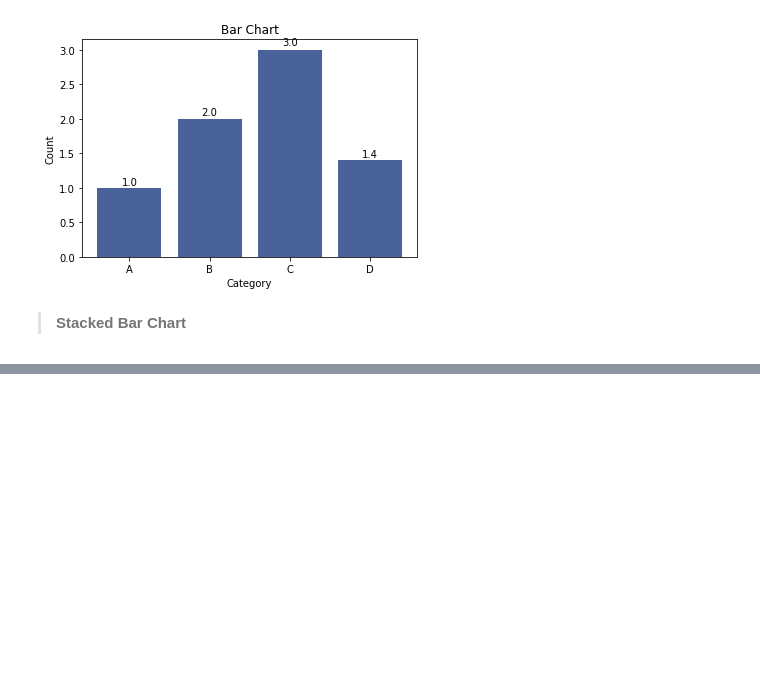
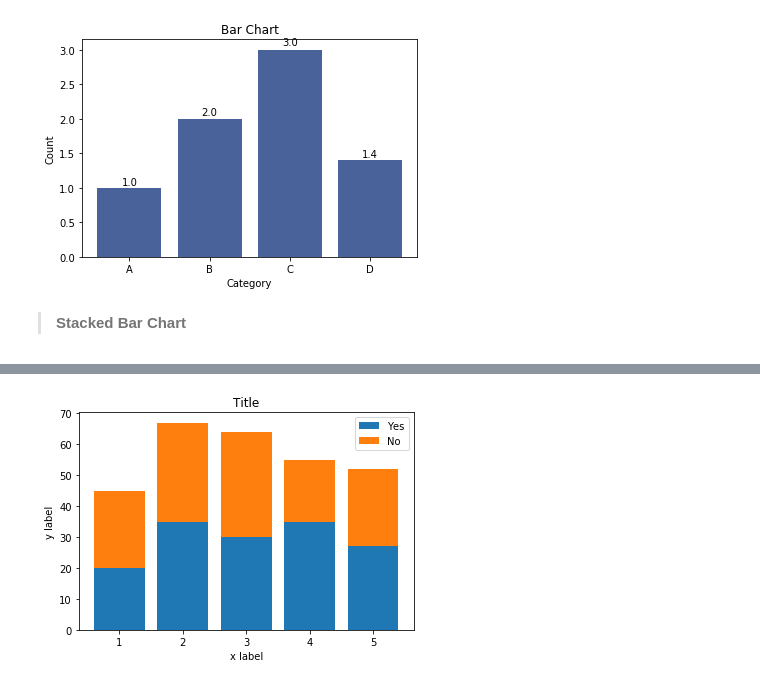
Before and after one commit to johnnychiuchiu/Machine-Learning, a Jupyter notebook: others/python_plots.ipynb, the cells around one changed output, grey strips where cells are left out. Saved outputs shown, nothing was run; the diff lists cells and outputs as text; code cells hidden in the pictures; blank space fills up the shorter version.

```diff
--- a/others/python_plots.ipynb
+++ b/others/python_plots.ipynb
@@ -222,0 +229,32 @@ plt.close()
+# %%
+def plot_stacked_bar_chart(name, value1, value2, xlabel, ylabel, title, legend, bar_label = False):
+    """both name and value are list"""
+
+    # create fig and ax
+    fig, ax = plt.subplots()#figsize=(20,10)
+    x = np.arange(len(name))
+    bar1 = ax.bar(x, value1)
+    bar2 = ax.bar(x, value2, bottom=value1)
+
+    # Add some text for labels, title and custom x-axis tick labels, etc.
+    ax.set_xlabel(xlabel)
+    ax.set_ylabel(ylabel)
+    ax.set_title(title)
+    ax.set_xticks(x)
+#     plt.xticks(rotation=-30)
+    ax.set_xticklabels(name)
+    ax.legend((bar1[0], bar2[0]), legend)
+
+    plt.show()
+    plt.close()
+# %%
+plot_stacked_bar_chart([1,2,3,4,5],
+                       [20, 35, 30, 35, 27],
+                       [25, 32, 34, 20, 25],
+                       'x label',
+                       'y label',
+                       'Title',
+                       legend=['Yes','No'],
+                       bar_label=False)
+# %% [output]
+[figure, added]
```
Also changed, not shown: parts of 3 cells of this notebook, 1 other file.
